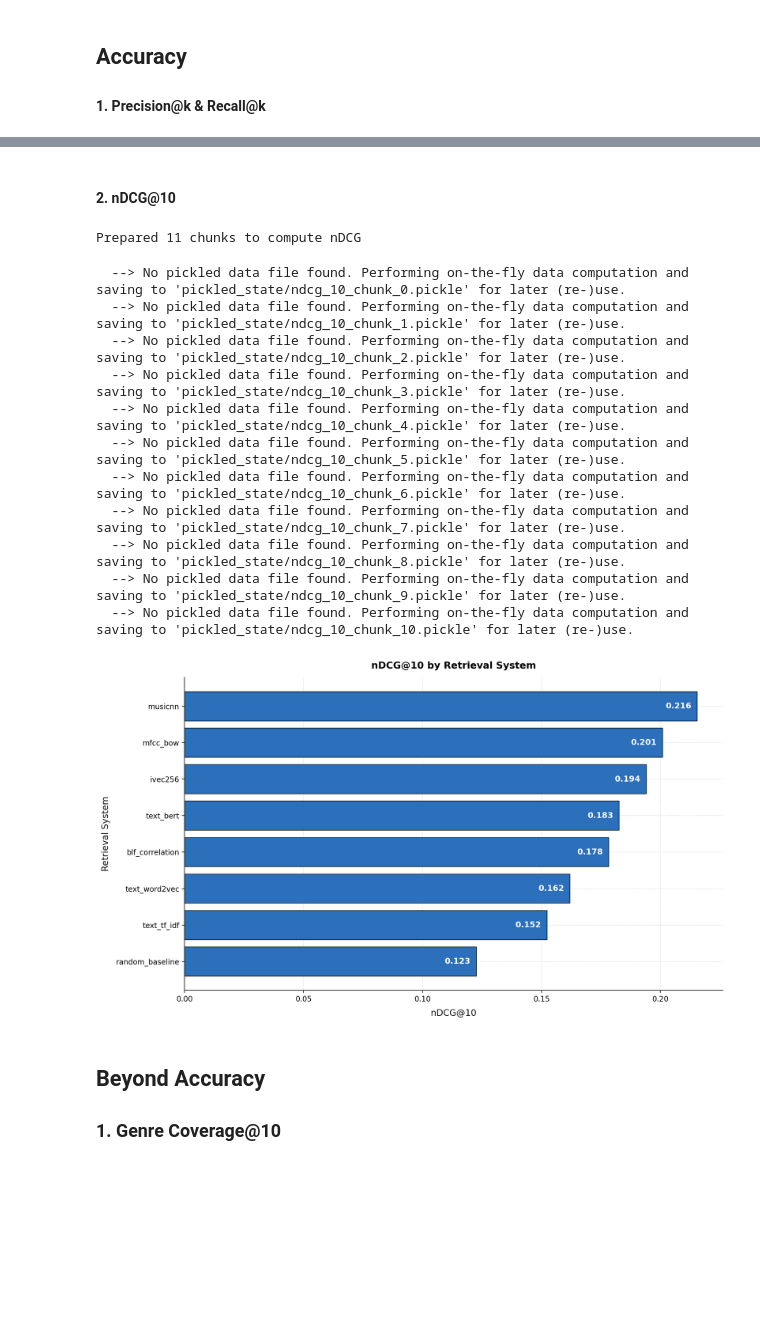
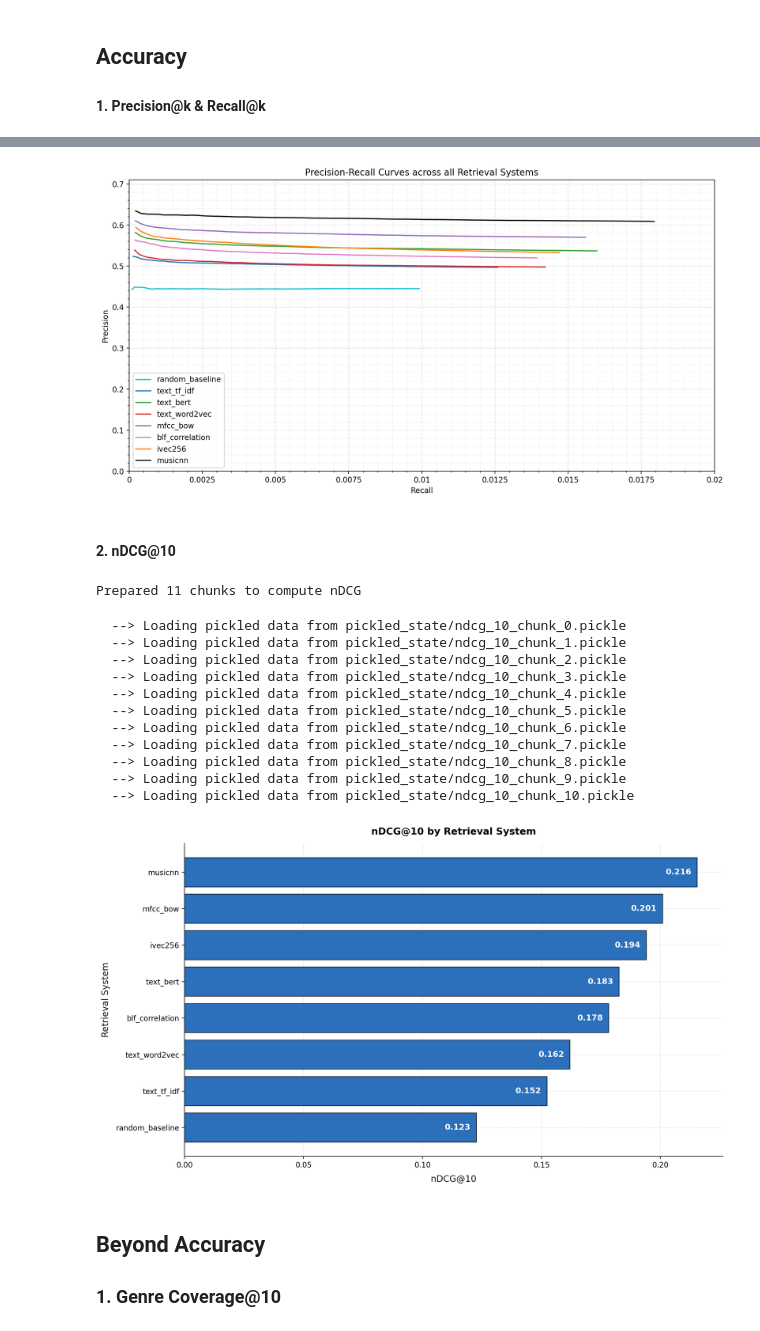
Before and after one commit to haraleib/MMSR_GroupB_WS23, a Jupyter notebook: Task 2_Group B.ipynb, the cells around one changed output, grey strips where cells are left out. Saved outputs shown, nothing was run; the diff lists cells and outputs as text; code cells hidden in the pictures; blank space fills up the shorter version.

```diff
--- a/Task 2_Group B.ipynb
+++ b/Task 2_Group B.ipynb
@@ -139,23 +155,28 @@ Calculating precision and recall for musicnn
+# %%
+pr.plot_all_single()
+# %% [output]
+[figure, added]
 # %% [markdown]
 #### 2. nDCG@10
 # %%
 from ndcg import Ndcg
 
 ndcg = Ndcg(genres)
+ndcg.compute()
 ndcg.plot()
 # %% [output]
 Prepared 11 chunks to compute nDCG
-  --> No pickled data file found. Performing on-the-fly data computation and saving to 'pickled_state/ndcg_10_chunk_0.pickle' for later (re-)use.
-  --> No pickled data file found. Performing on-the-fly data computation and saving to 'pickled_state/ndcg_10_chunk_1.pickle' for later (re-)use.
-  --> No pickled data file found. Performing on-the-fly data computation and saving to 'pickled_state/ndcg_10_chunk_2.pickle' for later (re-)use.
-  --> No pickled data file found. Performing on-the-fly data computation and saving to 'pickled_state/ndcg_10_chunk_3.pickle' for later (re-)use.
-  --> No pickled data file found. Performing on-the-fly data computation and saving to 'pickled_state/ndcg_10_chunk_4.pickle' for later (re-)use.
-  --> No pickled data file found. Performing on-the-fly data computation and saving to 'pickled_state/ndcg_10_chunk_5.pickle' for later (re-)use.
-  --> No pickled data file found. Performing on-the-fly data computation and saving to 'pickled_state/ndcg_10_chunk_6.pickle' for later (re-)use.
-  --> No pickled data file found. Performing on-the-fly data computation and saving to 'pickled_state/ndcg_10_chunk_7.pickle' for later (re-)use.
-  --> No pickled data file found. Performing on-the-fly data computation and saving to 'pickled_state/ndcg_10_chunk_8.pickle' for later (re-)use.
-  --> No pickled data file found. Performing on-the-fly data computation and saving to 'pickled_state/ndcg_10_chunk_9.pickle' for later (re-)use.
-  --> No pickled data file found. Performing on-the-fly data computation and saving to 'pickled_state/ndcg_10_chunk_10.pickle' for later (re-)use.
+  --> Loading pickled data from pickled_state/ndcg_10_chunk_0.pickle
+  --> Loading pickled data from pickled_state/ndcg_10_chunk_1.pickle
+  --> Loading pickled data from pickled_state/ndcg_10_chunk_2.pickle
+  --> Loading pickled data from pickled_state/ndcg_10_chunk_3.pickle
+  --> Loading pickled data from pickled_state/ndcg_10_chunk_4.pickle
+  --> Loading pickled data from pickled_state/ndcg_10_chunk_5.pickle
+  --> Loading pickled data from pickled_state/ndcg_10_chunk_6.pickle
+  --> Loading pickled data from pickled_state/ndcg_10_chunk_7.pickle
+  --> Loading pickled data from pickled_state/ndcg_10_chunk_8.pickle
+  --> Loading pickled data from pickled_state/ndcg_10_chunk_9.pickle
+  --> Loading pickled data from pickled_state/ndcg_10_chunk_10.pickle
 [figure]
 # %% [markdown]
 ## Beyond Accuracy
```
Also changed, not shown: parts of 10 cells of this notebook, 3 other files.
